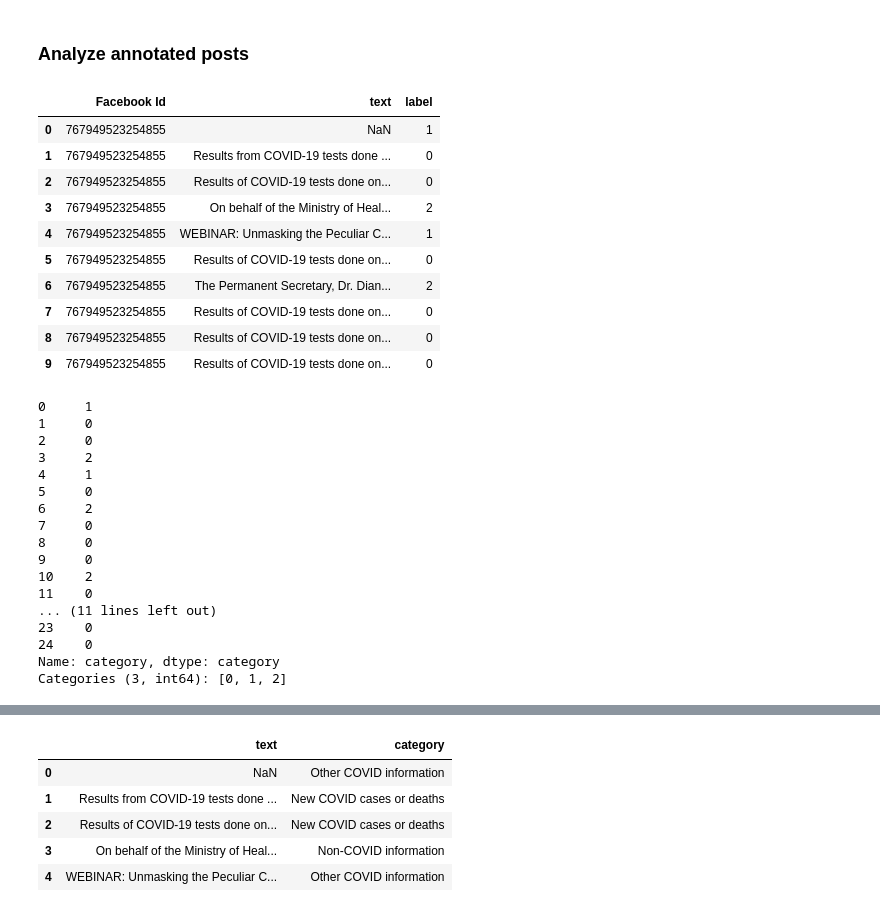
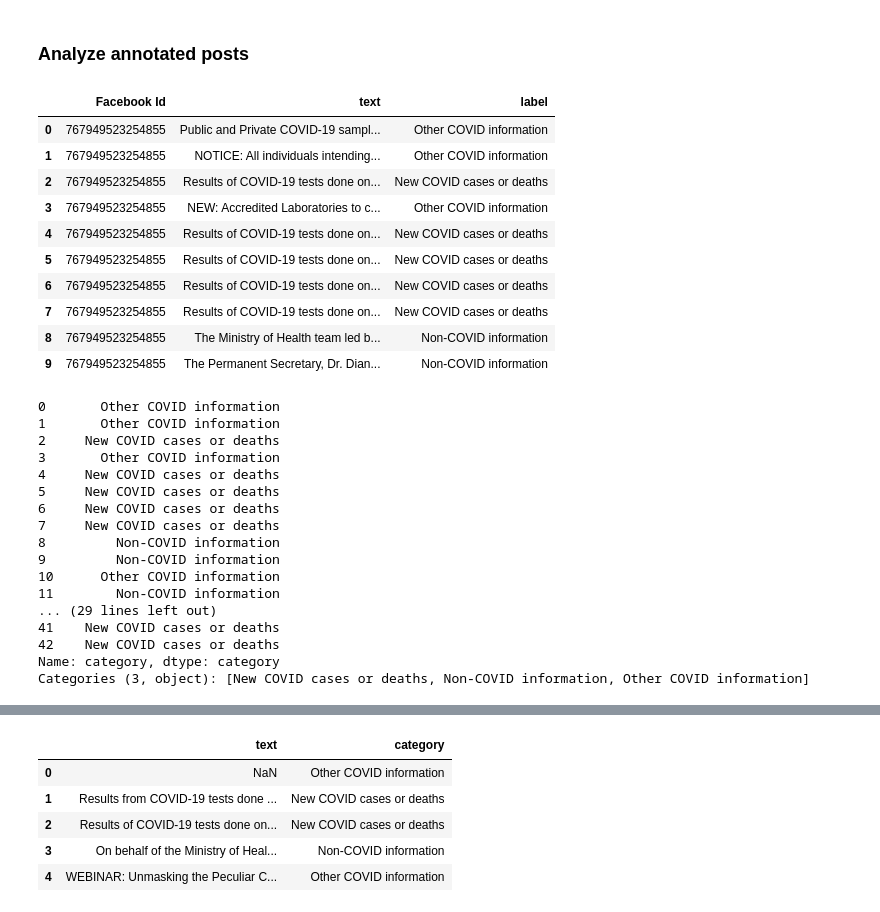
Before and after one commit to SunbirdAI/covid19-uganda-facebook-data-analysis, a Jupyter notebook: notebooks/MoH_page_posts_template.ipynb, the cells around one changed output, grey strips where cells are left out. Cells and saved outputs as stored; diff of their text form; code cells hidden in the pictures.

```diff
--- a/notebooks/MoH_page_posts_template.ipynb
+++ b/notebooks/MoH_page_posts_template.ipynb
@@ -77,38 +78,38 @@ posts_for_annotation.to_csv('MoH-posts-for-annotation-5.csv')
 # %% [markdown]
 ### Analyze annotated posts
 # %%
-annotated_posts = pd.read_csv('../data/annotated_MoH_posts_5.csv', index_col=[0])
+annotated_posts = pd.read_csv('../data/annotated_MoH_posts_.csv', index_col=[0])
 annotated_posts.head(10)
 # %% [output]
 |  | Facebook Id | text | label |
-| 0 | 767949523254855 | NaN | 1 |
-| 1 | 767949523254855 | Results from COVID-19 tests done ... | 0 |
-| 2 | 767949523254855 | Results of COVID-19 tests done on... | 0 |
-| 3 | 767949523254855 | On behalf of the Ministry of Heal... | 2 |
-| 4 | 767949523254855 | WEBINAR: Unmasking the Peculiar C... | 1 |
-| 5 | 767949523254855 | Results of COVID-19 tests done on... | 0 |
-| 6 | 767949523254855 | The Permanent Secretary, Dr. Dian... | 2 |
-| 7 | 767949523254855 | Results of COVID-19 tests done on... | 0 |
-| 8 | 767949523254855 | Results of COVID-19 tests done on... | 0 |
-| 9 | 767949523254855 | Results of COVID-19 tests done on... | 0 |
+| 0 | 767949523254855 | Public and Private COVID-19 sampl... | Other COVID information |
+| 1 | 767949523254855 | NOTICE: All individuals intending... | Other COVID information |
+| 2 | 767949523254855 | Results of COVID-19 tests done on... | New COVID cases or deaths |
+| 3 | 767949523254855 | NEW: Accredited Laboratories to c... | Other COVID information |
+| 4 | 767949523254855 | Results of COVID-19 tests done on... | New COVID cases or deaths |
+| 5 | 767949523254855 | Results of COVID-19 tests done on... | New COVID cases or deaths |
+| 6 | 767949523254855 | Results of COVID-19 tests done on... | New COVID cases or deaths |
+| 7 | 767949523254855 | Results of COVID-19 tests done on... | New COVID cases or deaths |
+| 8 | 767949523254855 | The Ministry of Health team led b... | Non-COVID information |
+| 9 | 767949523254855 | The Permanent Secretary, Dr. Dian... | Non-COVID information |
 # %%
 annotated_posts['category'] = annotated_posts['label'].astype('category')
 annotated_posts['category']
 # %% [output]
-0     1
-1     0
-2     0
-3     2
-4     1
-5     0
-6     2
-7     0
-8     0
-9     0
-10    2
-11    0
-... (11 lines left out)
-23    0
-24    0
+0       Other COVID information
+1       Other COVID information
+2     New COVID cases or deaths
+3       Other COVID information
+4     New COVID cases or deaths
+5     New COVID cases or deaths
+6     New COVID cases or deaths
+7     New COVID cases or deaths
+8         Non-COVID information
+9         Non-COVID information
+10      Other COVID information
+11        Non-COVID information
+... (29 lines left out)
+41    New COVID cases or deaths
+42    New COVID cases or deaths
 Name: category, dtype: category
-Categories (3, int64): [0, 1, 2]
+Categories (3, object): [New COVID cases or deaths, Non-COVID information, Other COVID information]
```
Also changed, not shown: parts of 9 cells of this notebook.
